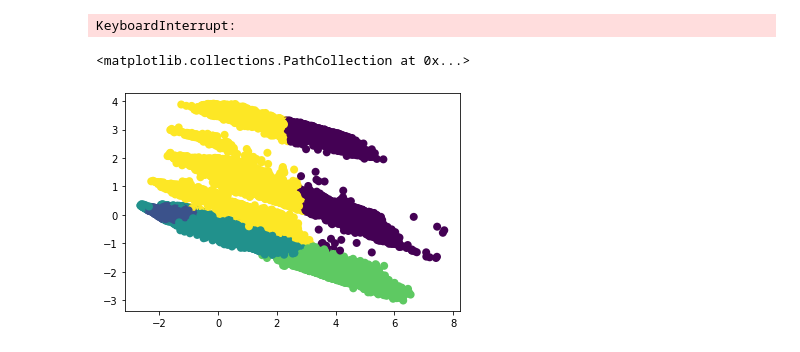
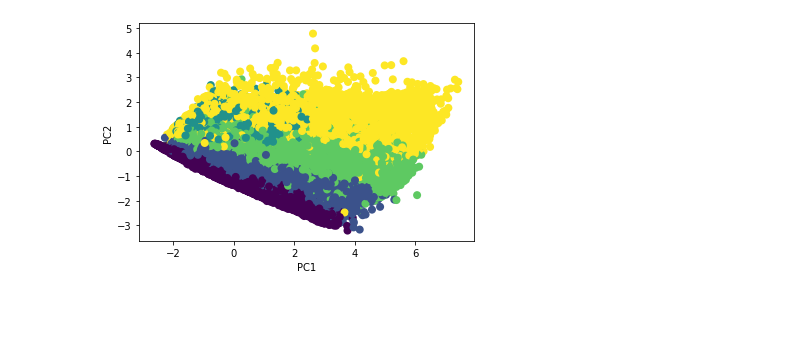
Before and after one commit to nkdnnlr/ECG-Heartbeat-Classification, a Jupyter notebook: ECG_Heartbeat_Classification/data_exploration_mibih.ipynb, the cells around one changed output. Saved outputs shown, nothing was run; the diff lists cells and outputs as text; code cells hidden in the pictures; blank space fills up the shorter version.

```diff
--- a/ECG_Heartbeat_Classification/data_exploration_mibih.ipynb
+++ b/ECG_Heartbeat_Classification/data_exploration_mibih.ipynb
@@ -97,14 +98,10 @@ plt.scatter(X_ipca[:, 0], X_ipca[:, 1], lw=2, c=y_pred)
 # %%
-optics = OPTICS(min_samples=100).fit(X_ipca)
-y_pred = optics.fit_predict(X=X_ipca)
-plt.scatter(X_ipca[:, 0], X_ipca[:, 1], lw=2, c=y_pred)
+gmm = GaussianMixture(n_components=5, covariance_type='full',
+                              max_iter=100).fit(X_ipca)
+y_pred = gmm.predict(X_ipca)
+plt.scatter(X_ipca[:, 0], X_ipca[:, 1], lw=2, c=y_pred, cmap=mpl.colors.ListedColormap(colors))
+plt.xlabel("PC1")
+plt.ylabel("PC2")
+plt.show()
 # %% [output]
-KeyboardInterrupt:
+[figure, added]
-# %%
-gmm = GaussianMixture(n_components=5, covariance_type='full',
-                              max_iter=100).fit(X_ipca)
-y_pred = gmm.predict(X_ipca)
-plt.scatter(X_ipca[:, 0], X_ipca[:, 1], lw=2, c=y_pred)
-# %% [output]
-<matplotlib.collections.PathCollection at 0x...>
-[figure, removed]
```
Also changed, not shown: parts of 13 cells of this notebook.
